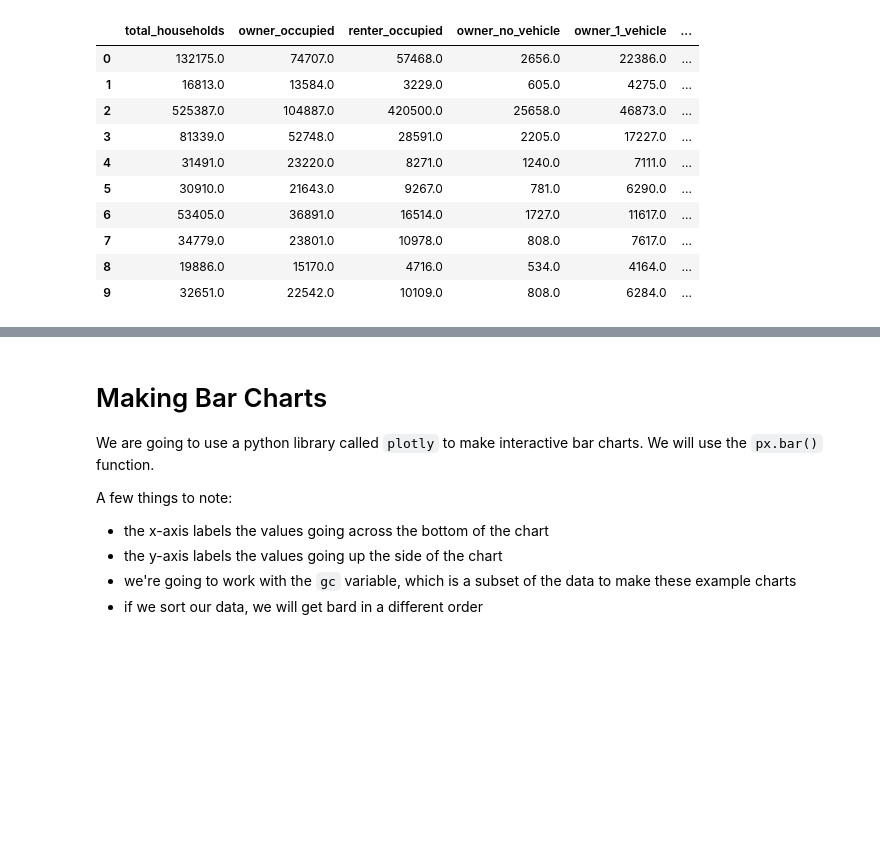
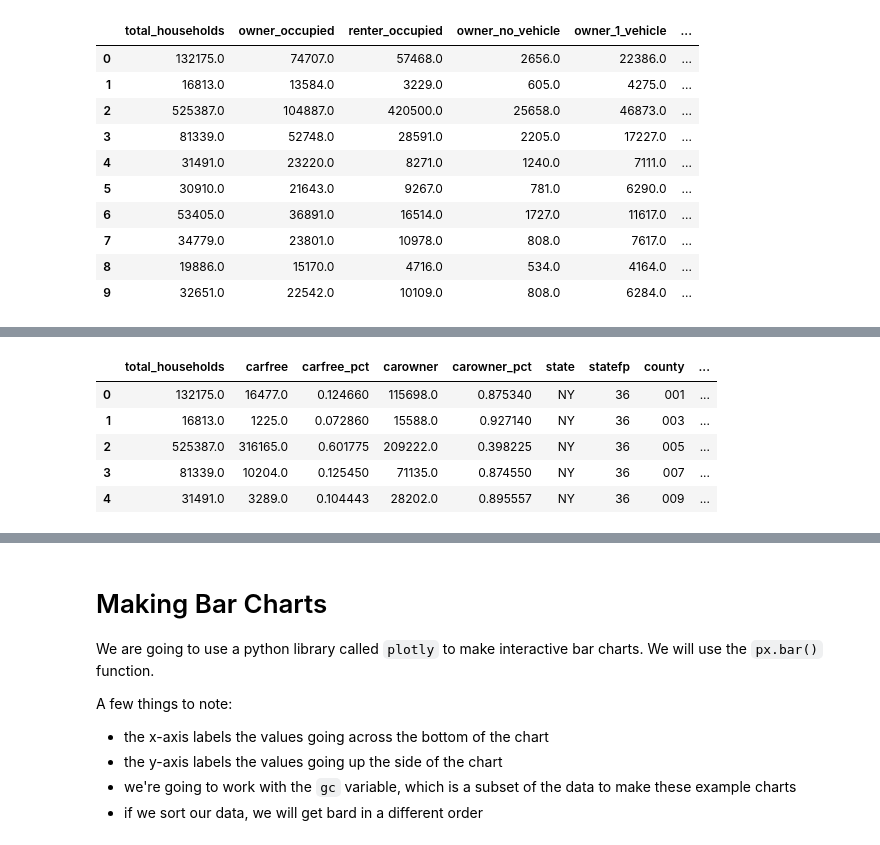
Before and after one commit to mcuringa/cartopy, a Jupyter notebook: notebooks/lab-9-charts.ipynb, the cells around one changed output, grey strips where cells are left out. Cells and saved outputs as stored; diff of their text form; code cells hidden in the pictures; blank space fills up the shorter version.

```diff
--- a/notebooks/lab-9-charts.ipynb
+++ b/notebooks/lab-9-charts.ipynb
@@ -229,0 +133,9 @@ gc[["District", "Total Students",
+# %%
+df["carfree"] = df["owner_no_vehicle"] + df["renter_no_vehicle"]
+df["carfree_pct"] = df["carfree"] / df["total_households"]
+
+df["carowner"] = df["total_households"] - df["carfree"]
+df["carowner_pct"] = df["carowner"] / df["total_households"]
+
+cars = df[["total_households", "carfree", "carfree_pct", "carowner", "carowner_pct", "state", "statefp", "county"]].copy()
+cars.head()
@@ -229,0 +155,14 @@ gc[["District", "Total Students",
+# %%
+county_url = "https://www2.census.gov/geo/tiger/TIGER2022/COUNTY/tl_2022_us_county.zip"
+counties = gpd.read_file(county_url)
+ny_counties = counties[counties.STATEFP == us.states.NY.fips].copy()
+ny_counties.rename(columns={"COUNTYFP": "county", "NAME": "county_name"}, inplace=True)
+cars = cars.merge(ny_counties[["county", "county_name"]], on="county")
+cars.head()
+# %% [output]
+|  | total_households | carfree | carfree_pct | carowner | carowner_pct | state | statefp | county | ... |
+| 0 | 132175.0 | 16477.0 | 0.124660 | 115698.0 | 0.875340 | NY | 36 | 001 | ... |
+| 1 | 16813.0 | 1225.0 | 0.072860 | 15588.0 | 0.927140 | NY | 36 | 003 | ... |
+| 2 | 525387.0 | 316165.0 | 0.601775 | 209222.0 | 0.398225 | NY | 36 | 005 | ... |
+| 3 | 81339.0 | 10204.0 | 0.125450 | 71135.0 | 0.874550 | NY | 36 | 007 | ... |
+| 4 | 31491.0 | 3289.0 | 0.104443 | 28202.0 | 0.895557 | NY | 36 | 009 | ... |
```
Also changed, not shown: parts of 25 cells of this notebook, 3 other files.
